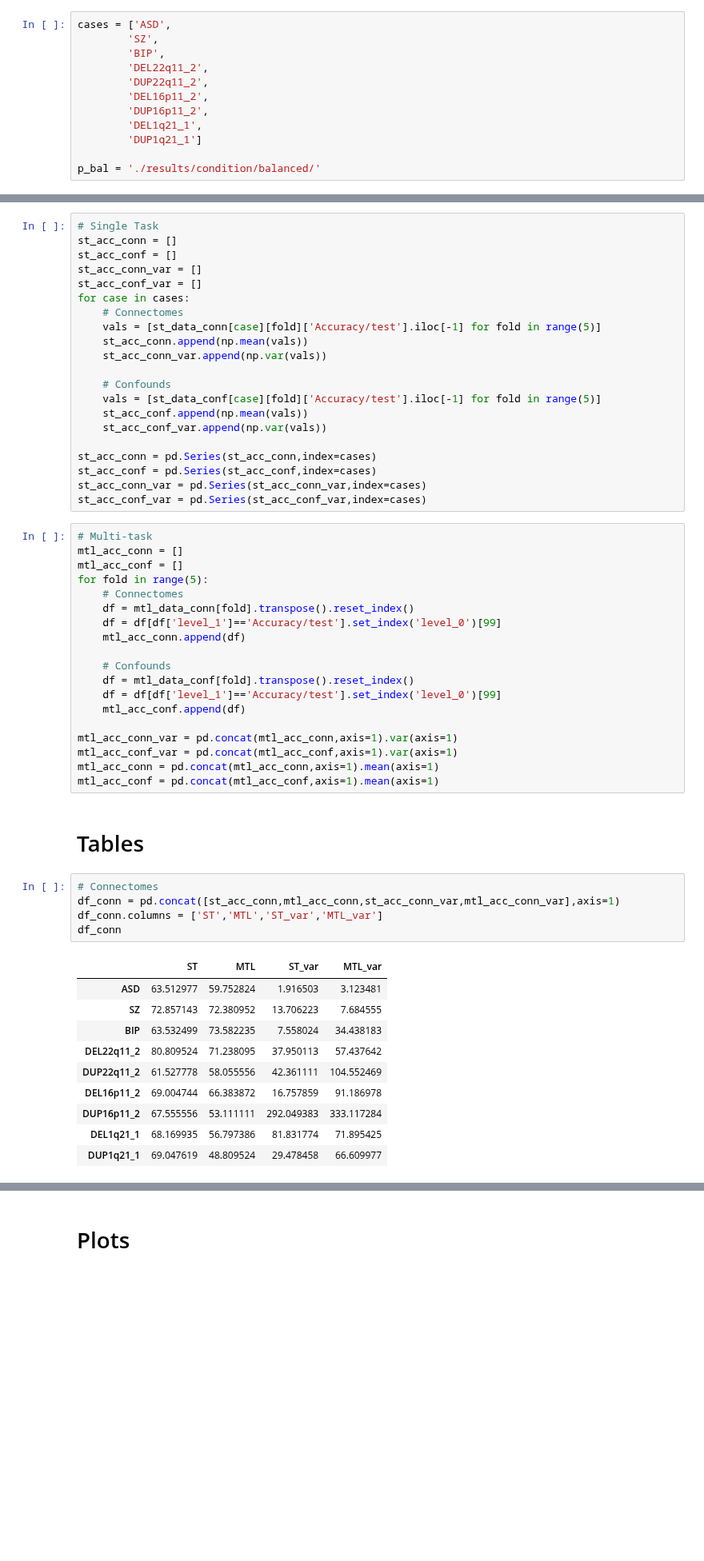
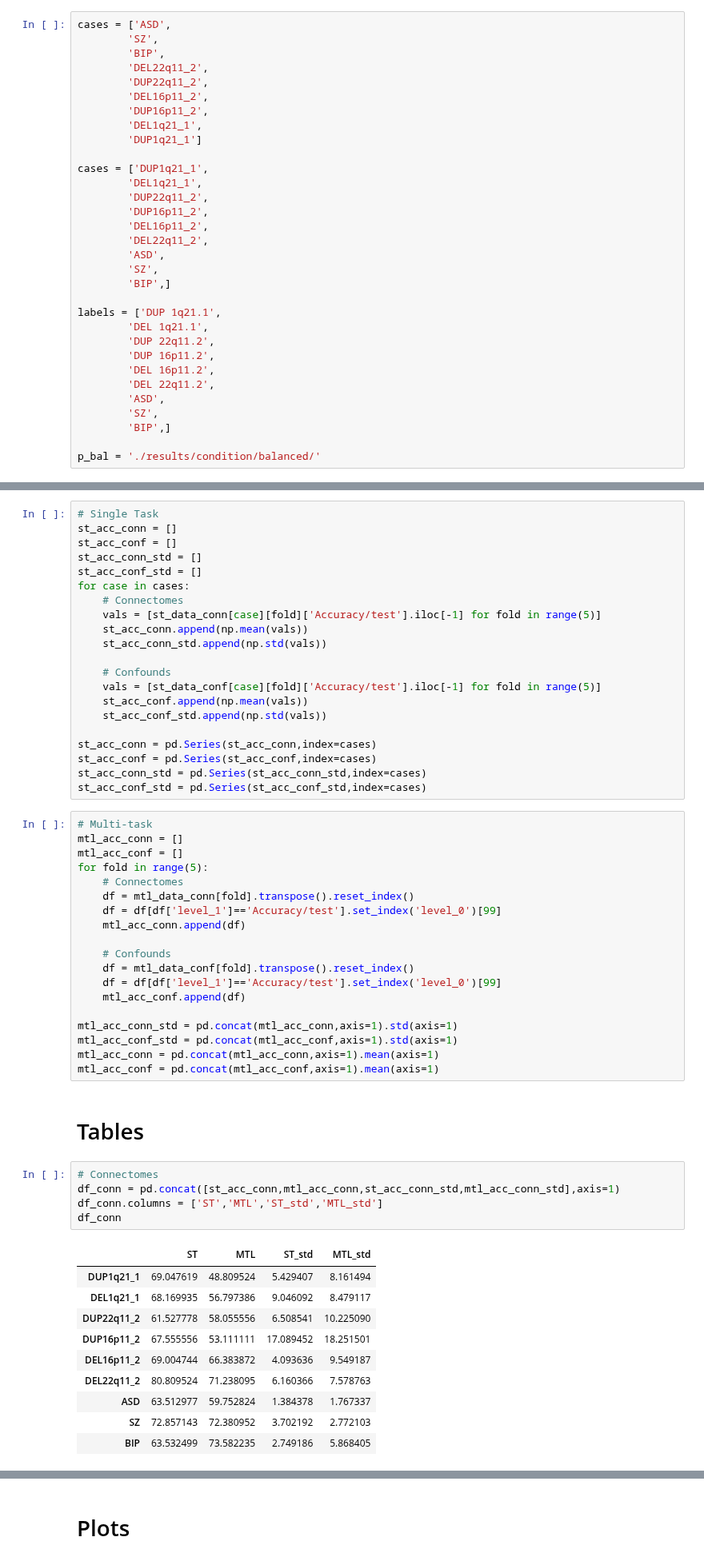
Before and after one commit to harveyaa/neuropsych_mtl, a Jupyter notebook: MTL/MTL_bal_accuracy_plots.ipynb, the cells around one changed output, grey strips where cells are left out. Shown at 80% size. Saved outputs shown, nothing was run; the diff lists cells and outputs as text; blank space fills up the shorter version.

```diff
--- a/MTL/MTL_bal_accuracy_plots.ipynb
+++ b/MTL/MTL_bal_accuracy_plots.ipynb
@@ -15,6 +15,26 @@ cases = ['ASD',
         'DEL1q21_1',
         'DUP1q21_1']
 
+cases = ['DUP1q21_1',
+        'DEL1q21_1',
+        'DUP22q11_2',
+        'DUP16p11_2',
+        'DEL16p11_2',
+        'DEL22q11_2',
+        'ASD',
+        'SZ',
+        'BIP',]
+
+labels = ['DUP 1q21.1',
+        'DEL 1q21.1',
+        'DUP 22q11.2',
+        'DUP 16p11.2',
+        'DEL 16p11.2',
+        'DEL 22q11.2',
+        'ASD',
+        'SZ',
+        'BIP',]
+
 p_bal = './results/condition/balanced/'
 # %% [markdown]
 # Load Data
@@ -60,23 +80,23 @@ for fold in range(5):
 # Single Task
 st_acc_conn = []
 st_acc_conf = []
-st_acc_conn_var = []
-st_acc_conf_var = []
+st_acc_conn_std = []
+st_acc_conf_std = []
 for case in cases:
     # Connectomes
     vals = [st_data_conn[case][fold]['Accuracy/test'].iloc[-1] for fold in range(5)]
     st_acc_conn.append(np.mean(vals))
-    st_acc_conn_var.append(np.var(vals))
+    st_acc_conn_std.append(np.std(vals))
 
     # Confounds
     vals = [st_data_conf[case][fold]['Accuracy/test'].iloc[-1] for fold in range(5)]
     st_acc_conf.append(np.mean(vals))
-    st_acc_conf_var.append(np.var(vals))
+    st_acc_conf_std.append(np.std(vals))
 
 st_acc_conn = pd.Series(st_acc_conn,index=cases)
 st_acc_conf = pd.Series(st_acc_conf,index=cases)
-st_acc_conn_var = pd.Series(st_acc_conn_var,index=cases)
-st_acc_conf_var = pd.Series(st_acc_conf_var,index=cases)
+st_acc_conn_std = pd.Series(st_acc_conn_std,index=cases)
+st_acc_conf_std = pd.Series(st_acc_conf_std,index=cases)
 # %%
 # Multi-task
 mtl_acc_conn = []
@@ -92,28 +112,28 @@ for fold in range(5):
     df = df[df['level_1']=='Accuracy/test'].set_index('level_0')[99]
     mtl_acc_conf.append(df)
 
-mtl_acc_conn_var = pd.concat(mtl_acc_conn,axis=1).var(axis=1)
-mtl_acc_conf_var = pd.concat(mtl_acc_conf,axis=1).var(axis=1)
+mtl_acc_conn_std = pd.concat(mtl_acc_conn,axis=1).std(axis=1)
+mtl_acc_conf_std = pd.concat(mtl_acc_conf,axis=1).std(axis=1)
 mtl_acc_conn = pd.concat(mtl_acc_conn,axis=1).mean(axis=1)
 mtl_acc_conf = pd.concat(mtl_acc_conf,axis=1).mean(axis=1)
 # %% [markdown]
 # Tables
 # %%
 # Connectomes
-df_conn = pd.concat([st_acc_conn,mtl_acc_conn,st_acc_conn_var,mtl_acc_conn_var],axis=1)
-df_conn.columns = ['ST','MTL','ST_var','MTL_var']
+df_conn = pd.concat([st_acc_conn,mtl_acc_conn,st_acc_conn_std,mtl_acc_conn_std],axis=1)
+df_conn.columns = ['ST','MTL','ST_std','MTL_std']
 df_conn
 # %% [output]
-|  | ST | MTL | ST_var | MTL_var |
-| ASD | 63.512977 | 59.752824 | 1.916503 | 3.123481 |
-| SZ | 72.857143 | 72.380952 | 13.706223 | 7.684555 |
-| BIP | 63.532499 | 73.582235 | 7.558024 | 34.438183 |
-| DEL22q11_2 | 80.809524 | 71.238095 | 37.950113 | 57.437642 |
-| DUP22q11_2 | 61.527778 | 58.055556 | 42.361111 | 104.552469 |
-| DEL16p11_2 | 69.004744 | 66.383872 | 16.757859 | 91.186978 |
-| DUP16p11_2 | 67.555556 | 53.111111 | 292.049383 | 333.117284 |
-| DEL1q21_1 | 68.169935 | 56.797386 | 81.831774 | 71.895425 |
-| DUP1q21_1 | 69.047619 | 48.809524 | 29.478458 | 66.609977 |
+|  | ST | MTL | ST_std | MTL_std |
+| DUP1q21_1 | 69.047619 | 48.809524 | 5.429407 | 8.161494 |
+| DEL1q21_1 | 68.169935 | 56.797386 | 9.046092 | 8.479117 |
+| DUP22q11_2 | 61.527778 | 58.055556 | 6.508541 | 10.225090 |
+| DUP16p11_2 | 67.555556 | 53.111111 | 17.089452 | 18.251501 |
+| DEL16p11_2 | 69.004744 | 66.383872 | 4.093636 | 9.549187 |
+| DEL22q11_2 | 80.809524 | 71.238095 | 6.160366 | 7.578763 |
+| ASD | 63.512977 | 59.752824 | 1.384378 | 1.767337 |
+| SZ | 72.857143 | 72.380952 | 3.702192 | 2.772103 |
+| BIP | 63.532499 | 73.582235 | 2.749186 | 5.868405 |
 # %%
 df_conn.mean()
 # %% [output]
```
Also changed, not shown: parts of 4 cells of this notebook, 1 other file.
